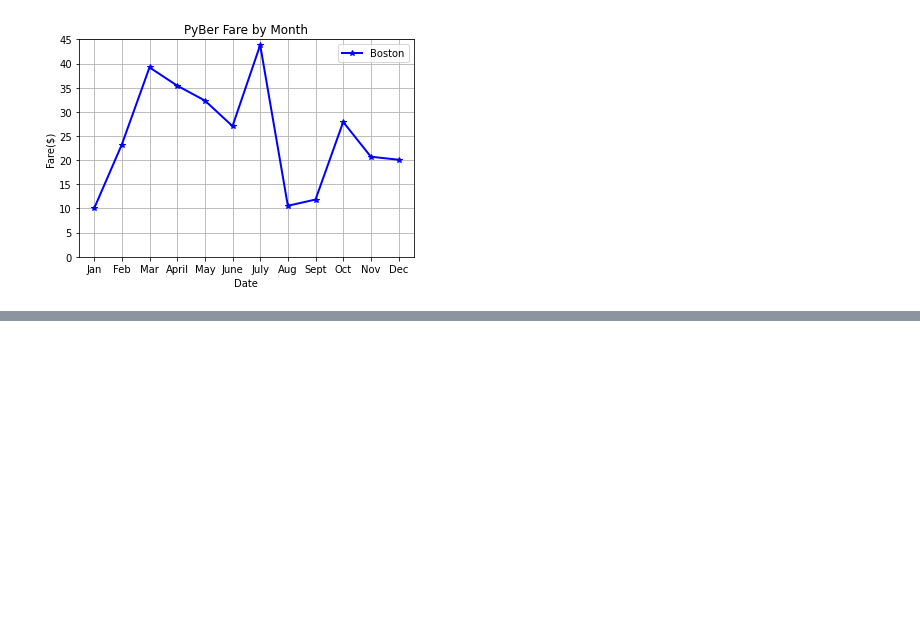
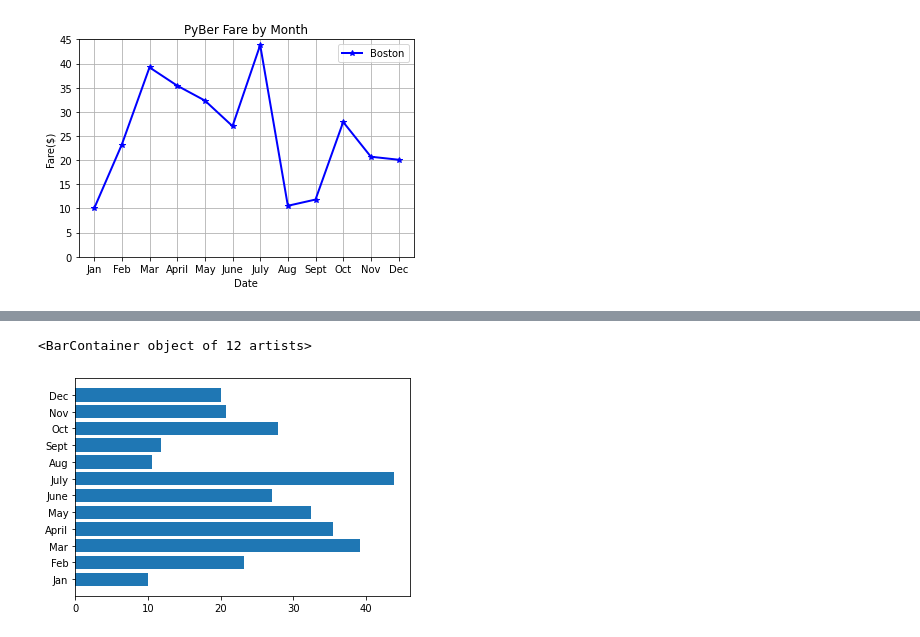
Before and after one commit to lawnshogan/PyBer_Analysis, a Jupyter notebook: matplotlib_practice.ipynb, the cells around one changed output, grey strips where cells are left out. Cells and saved outputs as stored; diff of their text form; code cells hidden in the pictures; blank space fills up the shorter version.

```diff
--- a/matplotlib_practice.ipynb
+++ b/matplotlib_practice.ipynb
@@ -80,0 +100,6 @@ plt.legend()
+# %%
+# Create the horizontal bar chart - MATLAB APPROACH
+plt.barh(x_axis, y_axis)
+# %% [output]
+<BarContainer object of 12 artists>
+[figure, added]
```
Also changed, not shown: parts of 13 cells of this notebook, 1 other file.
